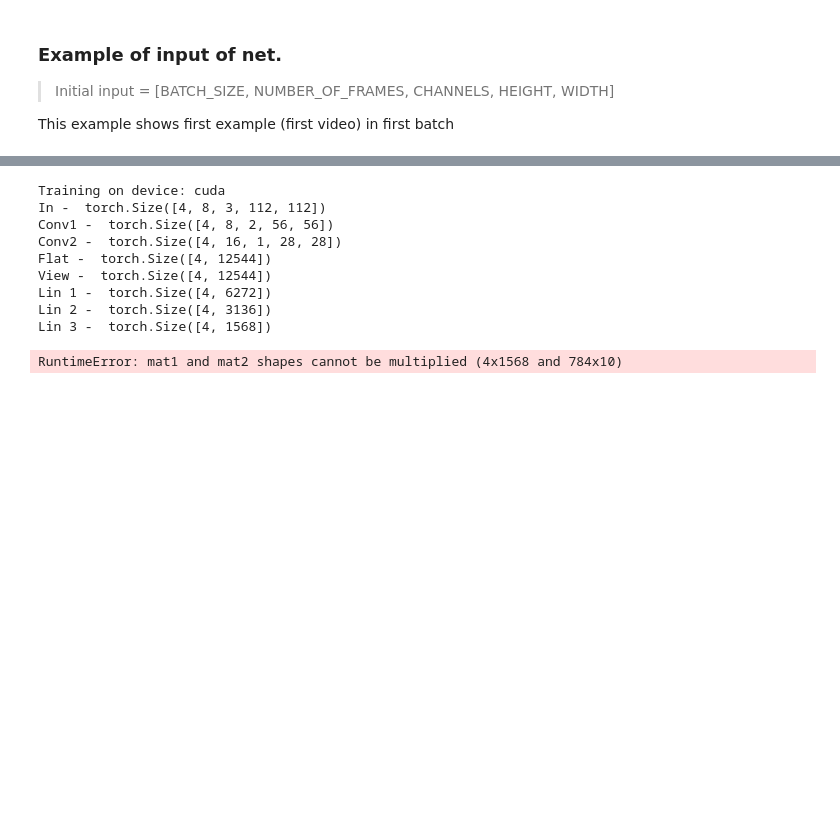
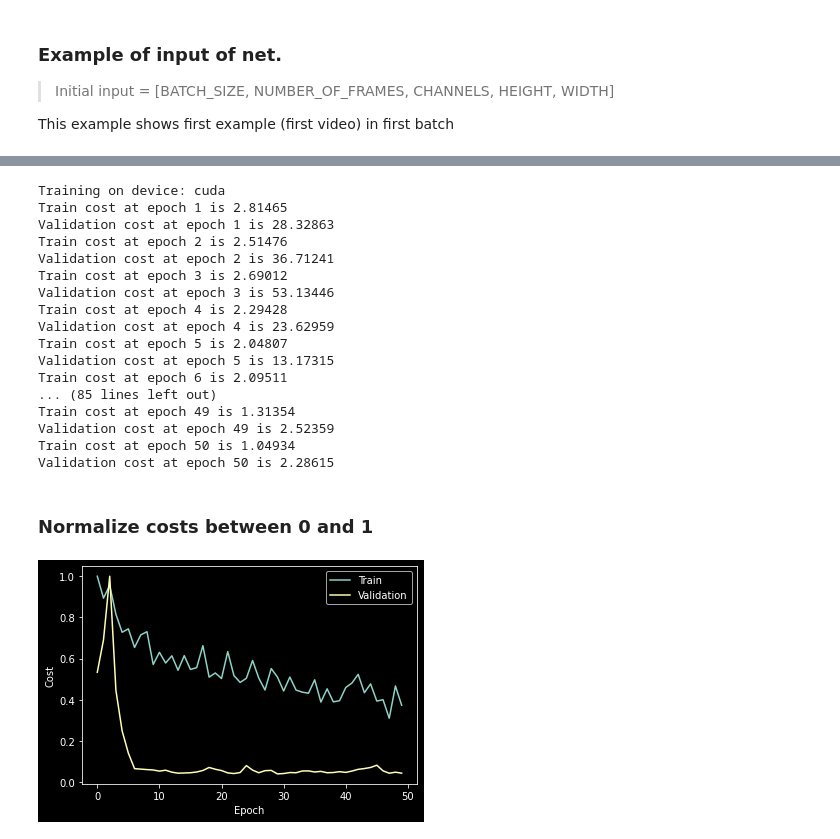
Before and after one commit to irg1008/Sign2Text, a Jupyter notebook: src/SimpleNet/train.ipynb, the cells around one changed output, grey strips where cells are left out. Saved outputs shown, nothing was run; the diff lists cells and outputs as text; code cells hidden in the pictures; blank space fills up the shorter version.

Commit message:
Using external resnet model with very similar estructure to mine. Improved acc and moving to balance overfitting

```diff
--- a/src/SimpleNet/train.ipynb
+++ b/src/SimpleNet/train.ipynb
@@ -56,9 +70,15 @@ from lib.simple_model import HPNet
+# %%
+from lib.model import resnet18 as resnet
+
+model = resnet(sample_duration=FRAMES_PER_SEGMENT*NUM_SEGMENTS, sample_size=IMAGE_SIZE, num_classes=len(classes))
 # %%
-model = HPNet(
-    num_classes=len(classes),
-    batch_size=BATCH_SIZE,
-    num_frames=FRAMES_PER_SEGMENT * NUM_SEGMENTS,
-    image_size=IMAGE_SIZE,
-)
+# from lib.simple_model import HPNet
 
-model
+# model = HPNet(
+#     num_classes=len(classes),
+#     batch_size=BATCH_SIZE,
+#     num_frames=FRAMES_PER_SEGMENT * NUM_SEGMENTS,
+#     image_size=IMAGE_SIZE,
+# )
+
+# model
@@ -83,17 +85,31 @@ HPNet(
 # %%
 from lib.train import train_model
 # %%
-costs = train_model(
-    model, train_loader, validation_loader, device, learning_rate=0.001, num_epochs=5
+costs, val_costs = train_model(
+    model,
+    train_loader,
+    validation_loader,
+    device,
+    learning_rate=LEARNING_RATE,
+    num_epochs=NUM_EPOCHS,
 )
 # %% [output]
 Training on device: cuda
-In -  torch.Size([4, 8, 3, 112, 112])
-Conv1 -  torch.Size([4, 8, 2, 56, 56])
-Conv2 -  torch.Size([4, 16, 1, 28, 28])
-Flat -  torch.Size([4, 12544])
-View -  torch.Size([4, 12544])
-Lin 1 -  torch.Size([4, 6272])
-Lin 2 -  torch.Size([4, 3136])
-Lin 3 -  torch.Size([4, 1568])
+Train cost at epoch 1 is 2.81465
+Validation cost at epoch 1 is 28.32863
+Train cost at epoch 2 is 2.51476
+Validation cost at epoch 2 is 36.71241
+Train cost at epoch 3 is 2.69012
+Validation cost at epoch 3 is 53.13446
+Train cost at epoch 4 is 2.29428
+Validation cost at epoch 4 is 23.62959
+Train cost at epoch 5 is 2.04807
+Validation cost at epoch 5 is 13.17315
+Train cost at epoch 6 is 2.09511
+... (85 lines left out)
+Train cost at epoch 49 is 1.31354
+Validation cost at epoch 49 is 2.52359
+Train cost at epoch 50 is 1.04934
+Validation cost at epoch 50 is 2.28615
-RuntimeError: mat1 and mat2 shapes cannot be multiplied (4x1568 and 784x10)
+# %% [markdown]
+### Normalize costs between 0 and 1
@@ -99,0 +118,3 @@ RuntimeError: mat1 and mat2 shapes cannot be multiplied (4x1568 and 784x10)
+# %%
+norm_costs = [x / np.max(costs) for x in costs]
+norm_val_costs = [x / np.max(val_costs) for x in val_costs]
@@ -99,0 +123,14 @@ RuntimeError: mat1 and mat2 shapes cannot be multiplied (4x1568 and 784x10)
+# %%
+# Normalized costs. Does not represent real cost values.
+
+x = range(len(costs))
+
+plt.plot(x, norm_costs, norm_val_costs)
+plt.ylabel("Cost")
+plt.xlabel("Epoch")
+
+plt.legend(["Train", "Validation"])
+
+plt.show()
+# %% [output]
+[figure, added]
```
Also changed, not shown: parts of 11 cells of this notebook, 3 other files.
